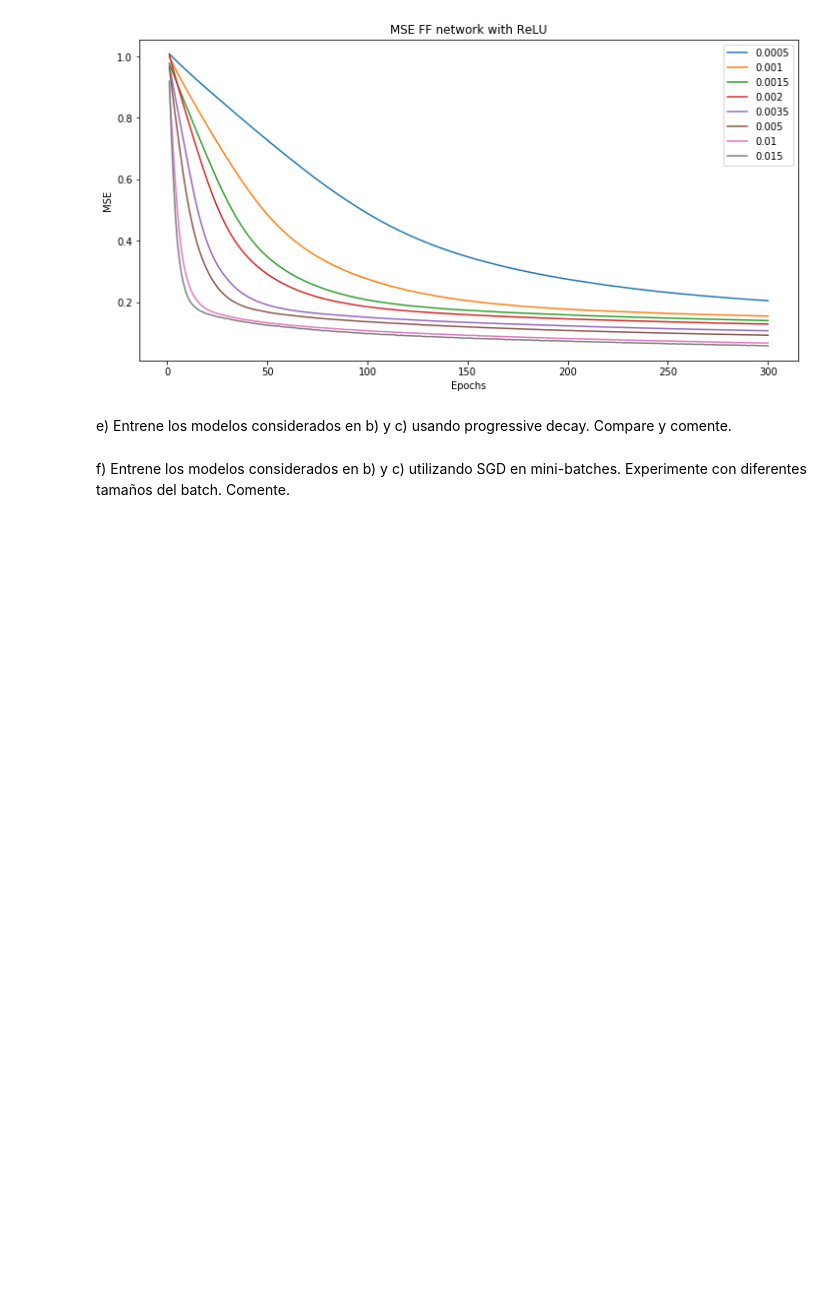
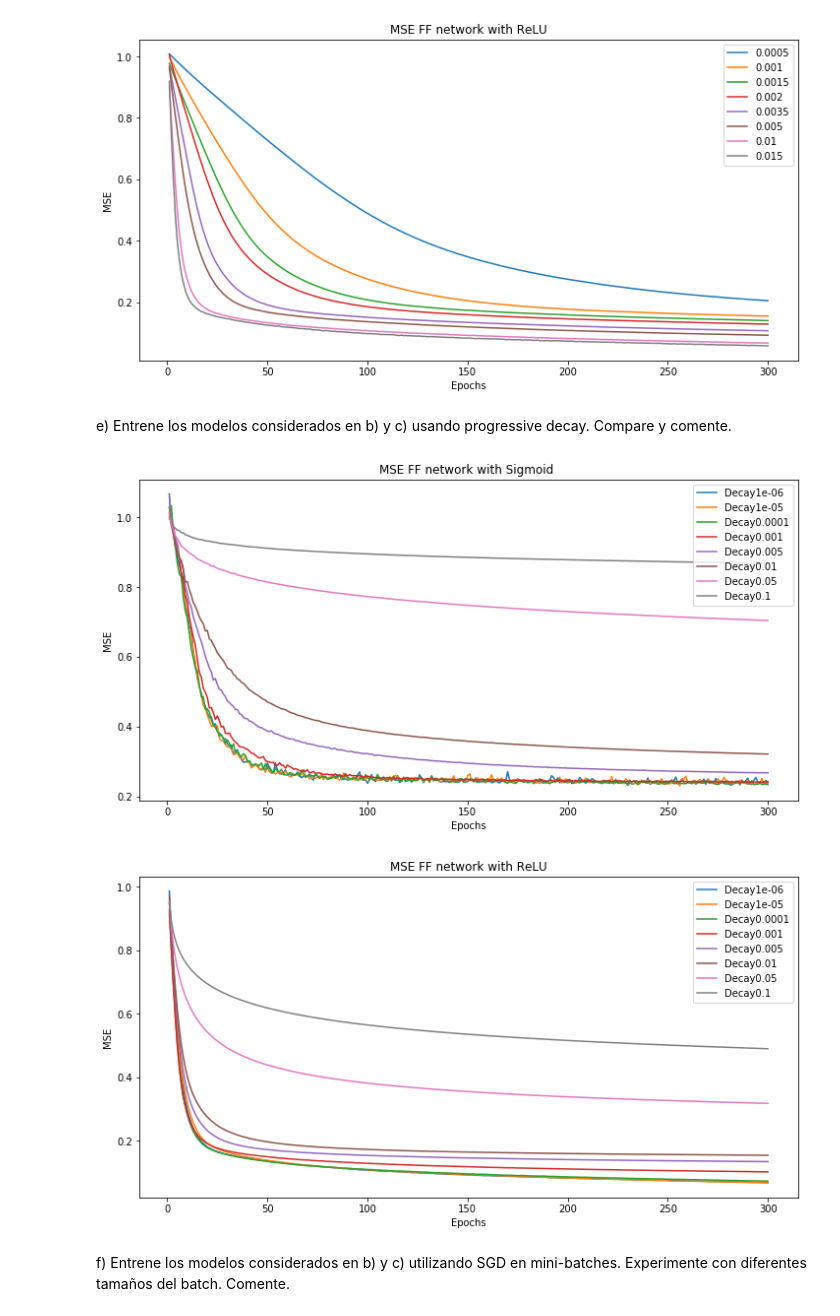
Before and after one commit to MrSutra/NeuralNetworks-1, a Jupyter notebook: Pregunta 1.ipynb, the cells around one changed output. Cells and saved outputs as stored; diff of their text form; code cells hidden in the pictures; blank space fills up the shorter version.

```diff
--- a/Pregunta 1.ipynb
+++ b/Pregunta 1.ipynb
@@ -196,9 +196,43 @@ plt.show()
 # %% [markdown]
 e) Entrene los modelos considerados en b) y c) usando progressive decay. Compare y comente.
 # %%
-n_decay = 10
-lear_decay = np.logspace(-6,0,n_decay)
-sgd = SGD(lr=0.2, decay=1e-6)
+n_decay = 8
+learn_decay = np.logspace(-6,-1,n_decay)
+#sgd = SGD(lr=0.2, decay=1e-6)
+learn_decay = [1e-6, 1e-5, 1e-4, 1e-3, 5e-3, 1e-2, 5e-2, 1e-1]
+# %%
+plt.figure(figsize=(12,6))
+for d in learn_decay:
+    model = network(activation="sigmoid")
+    sgd = SGD(lr=0.01, decay=d)
+    model.compile(optimizer=sgd, loss='mean_squared_error')
+
+    hist = model.fit(X_train_scaled, y_train_scaled, epochs=300,verbose=0,
+                 validation_data=(X_test_scaled, y_test_scaled))
+    plt.plot(x, hist.history['loss'])
+plt.xlabel('Epochs')
+plt.ylabel('MSE')
+plt.legend(['Decay'+str(rate) for rate in learn_decay])
+plt.title('MSE FF network with Sigmoid ')
+plt.show()
+
+plt.figure(figsize=(12,6))
+for d in learn_decay:
+    model = network(activation="relu")
+    sgd = SGD(lr=0.01, decay=d)
+    model.compile(optimizer=sgd, loss='mean_squared_error')
+
+    hist = model.fit(X_train_scaled, y_train_scaled, epochs=300,verbose=0,
+                 validation_data=(X_test_scaled, y_test_scaled))
+    plt.plot(x, hist.history['loss'])
+plt.xlabel('Epochs')
+plt.ylabel('MSE')
+plt.legend(['Decay'+str(rate) for rate in learn_decay])
+plt.title('MSE FF network with ReLU')
+plt.show()
+# %% [output]
+[figure, added]
+[figure, added]
 # %% [markdown]
 f) Entrene los modelos considerados en b) y c) utilizando SGD en mini-batches. Experimente con diferentes tamaños del batch. Comente.
 # %%
```
Also changed, not shown: parts of 8 cells of this notebook.
